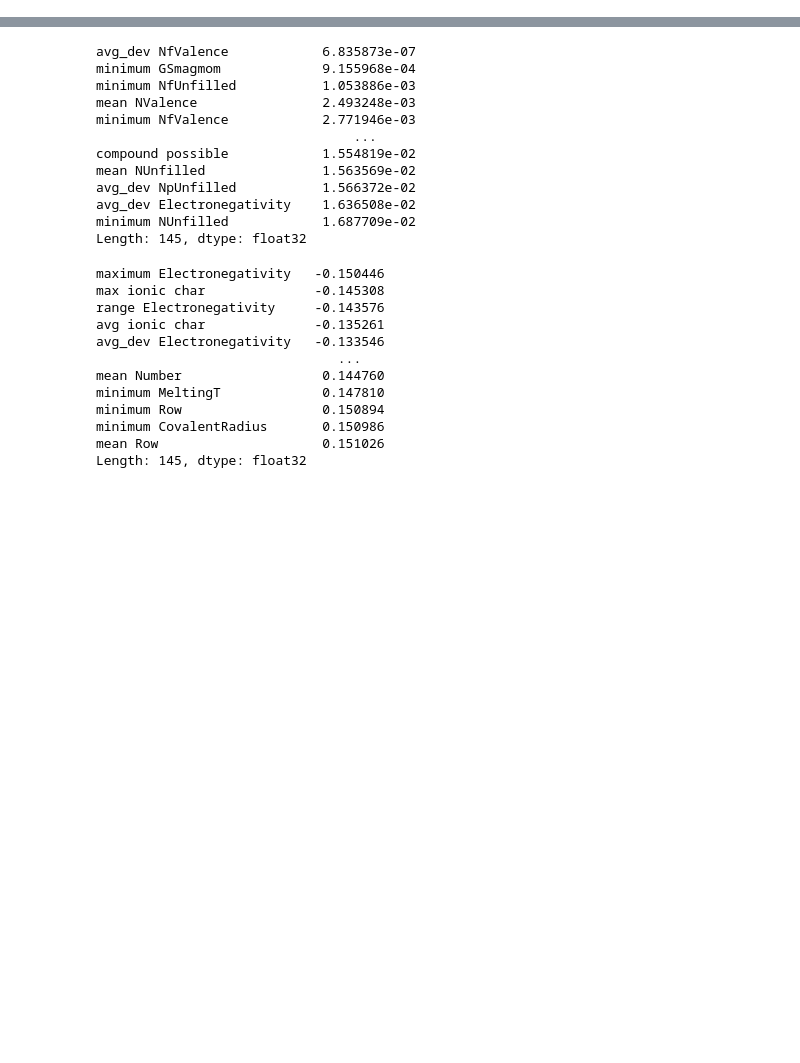
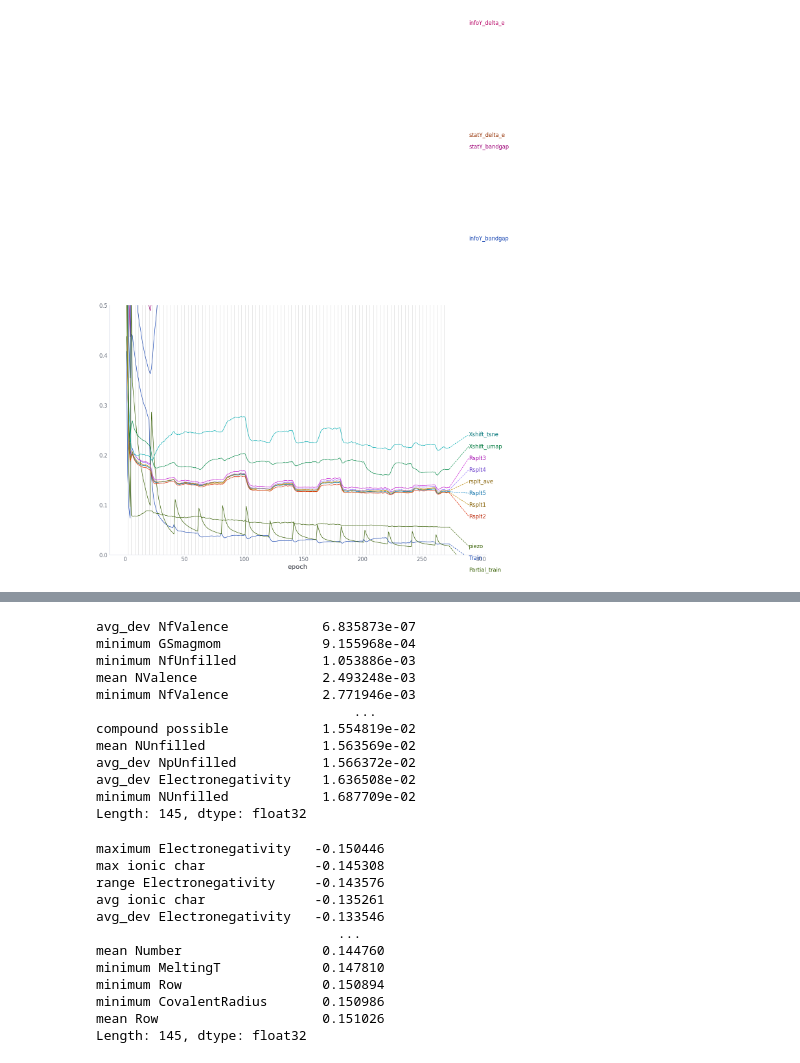
Before and after one commit to nicholas-miklaucic/ood-materials, a Jupyter notebook: log-visuals.ipynb, the cells around one changed output, grey strips where cells are left out. Cells and saved outputs as stored; diff of their text form; code cells hidden in the pictures; blank space fills up the shorter version.

```diff
--- a/log-visuals.ipynb
+++ b/log-visuals.ipynb
@@ -26,3 +30,5 @@ def plot_logs(name):
 # %%
-# df2 = plot_logs('delta_e_02-23-15-45')
+df2 = plot_logs('delta_e_02-23-15-45')
+# %% [output]
+[figure, added]
 # %%
```
Also changed, not shown: parts of 6 cells of this notebook, 5 other files.
